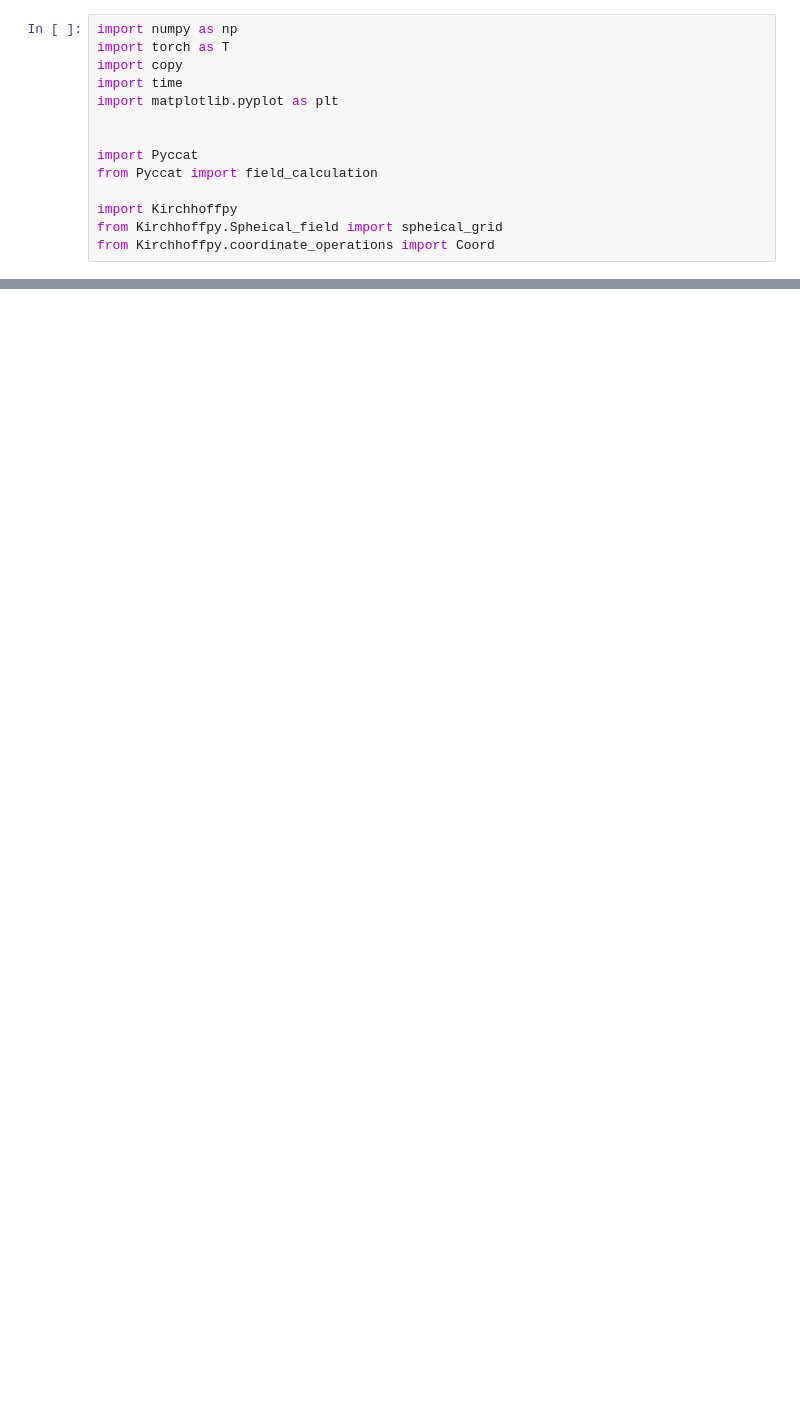
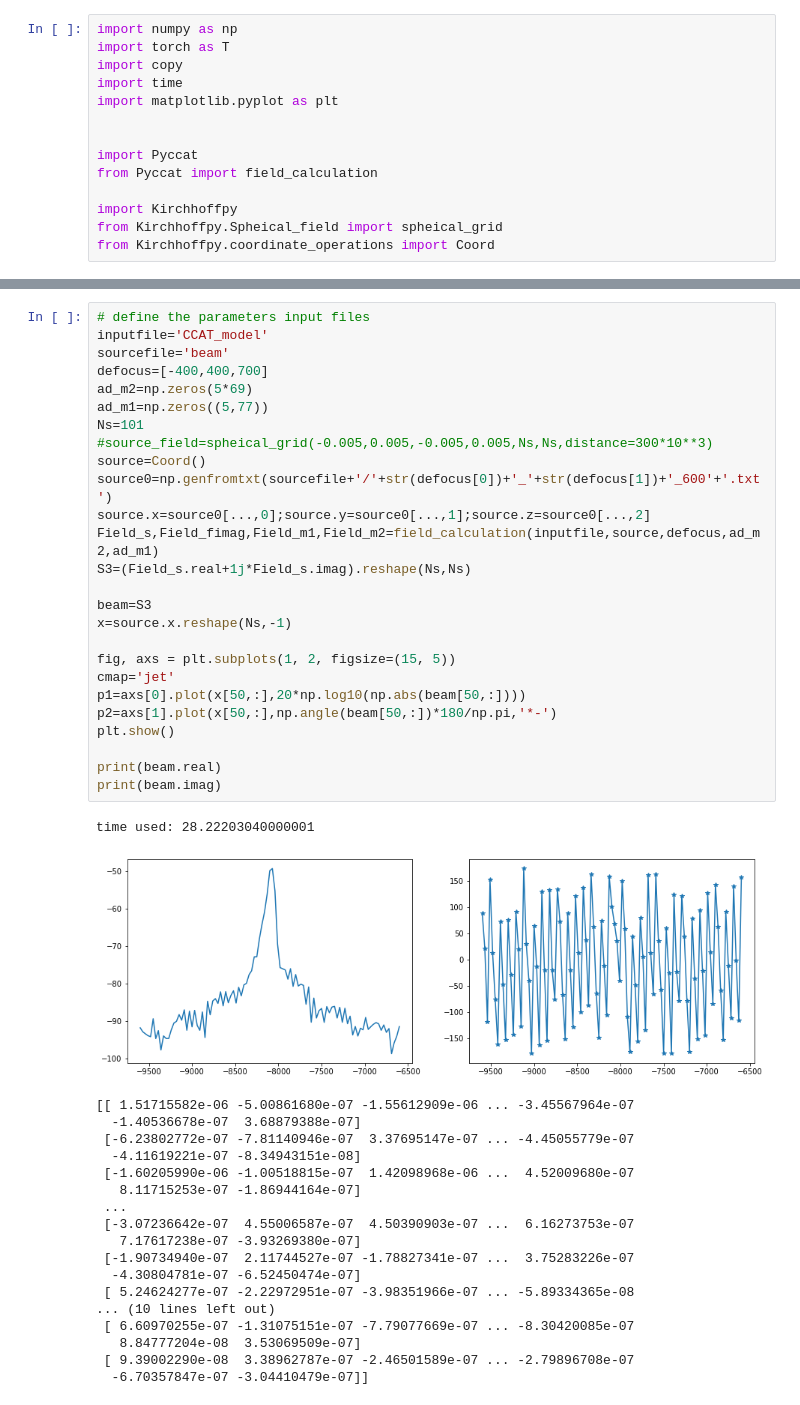
Before and after one commit to XiaodongRencologne/CCAT_holo_V1, a Jupyter notebook: ccat_holo_v3/OLD/test2.ipynb, the cells around one changed output, grey strips where cells are left out. Saved outputs shown, nothing was run; the diff lists cells and outputs as text; blank space fills up the shorter version.

```diff
--- a/ccat_holo_v3/OLD/test2.ipynb
+++ b/ccat_holo_v3/OLD/test2.ipynb
@@ -73,0 +153,46 @@ array([[-4.37770412e-07,  2.29133834e-07,  4.76245211e-07, ...,
+# %%
+# define the parameters input files
+inputfile='CCAT_model'
+sourcefile='beam'
+defocus=[-400,400,700]
+ad_m2=np.zeros(5*69)
+ad_m1=np.zeros((5,77))
+Ns=101
+#source_field=spheical_grid(-0.005,0.005,-0.005,0.005,Ns,Ns,distance=300*10**3)
+source=Coord()
+source0=np.genfromtxt(sourcefile+'/'+str(defocus[0])+'_'+str(defocus[1])+'_600'+'.txt')
+source.x=source0[...,0];source.y=source0[...,1];source.z=source0[...,2]
+Field_s,Field_fimag,Field_m1,Field_m2=field_calculation(inputfile,source,defocus,ad_m2,ad_m1)
+S3=(Field_s.real+1j*Field_s.imag).reshape(Ns,Ns)
+
+beam=S3
+x=source.x.reshape(Ns,-1)
+
+fig, axs = plt.subplots(1, 2, figsize=(15, 5))
+cmap='jet'
+p1=axs[0].plot(x[50,:],20*np.log10(np.abs(beam[50,:])))
+p2=axs[1].plot(x[50,:],np.angle(beam[50,:])*180/np.pi,'*-')
+plt.show()
+
+print(beam.real)
+print(beam.imag)
+# %% [output]
+time used: 28.22203040000001
+[figure, added]
+[[ 1.51715582e-06 -5.00861680e-07 -1.55612909e-06 ... -3.45567964e-07
+  -1.40536678e-07  3.68879388e-07]
+ [-6.23802772e-07 -7.81140946e-07  3.37695147e-07 ... -4.45055779e-07
+  -4.11619221e-07 -8.34943151e-08]
+ [-1.60205990e-06 -1.00518815e-07  1.42098968e-06 ...  4.52009680e-07
+   8.11715253e-07 -1.86944164e-07]
+ ...
+ [-3.07236642e-07  4.55006587e-07  4.50390903e-07 ...  6.16273753e-07
+   7.17617238e-07 -3.93269380e-07]
+ [-1.90734940e-07  2.11744527e-07 -1.78827341e-07 ...  3.75283226e-07
+  -4.30804781e-07 -6.52450474e-07]
+ [ 5.24624277e-07 -2.22972951e-07 -3.98351966e-07 ... -5.89334365e-08
+... (10 lines left out)
+ [ 6.60970255e-07 -1.31075151e-07 -7.79077669e-07 ... -8.30420085e-07
+   8.84777204e-08  3.53069509e-07]
+ [ 9.39002290e-08  3.38962787e-07 -2.46501589e-07 ... -2.79896708e-07
+  -6.70357847e-07 -3.04410479e-07]]
```
Also changed, not shown: parts of 8 cells of this notebook, 6 other files.
